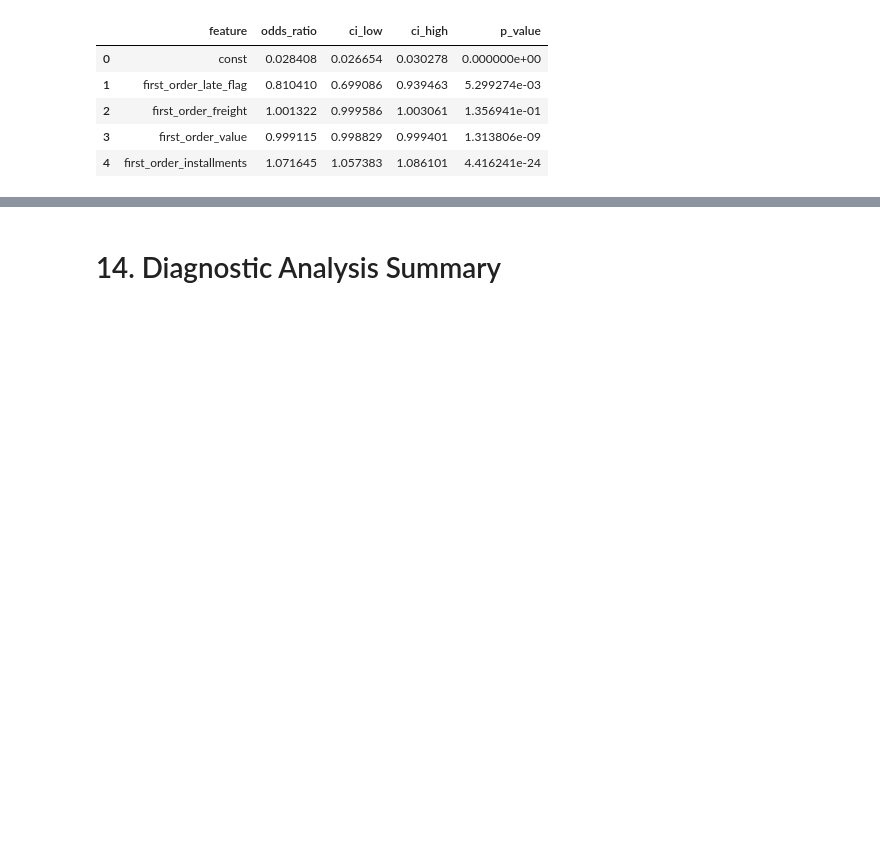
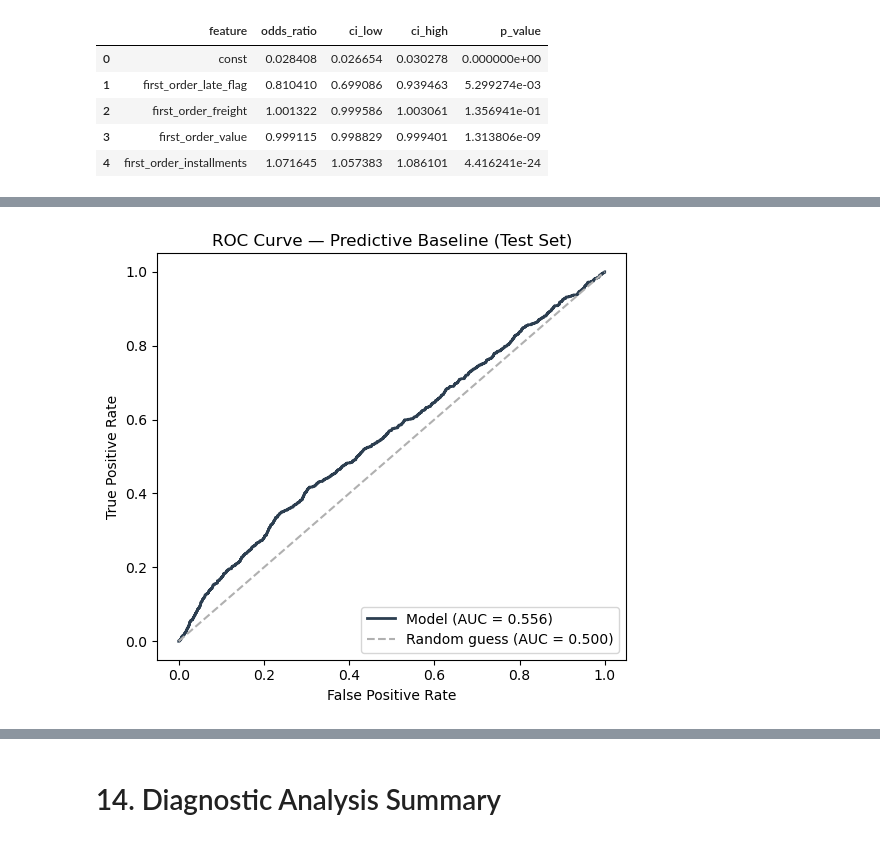
Before and after one commit to barora1/Olist_BYOC_Capstone_Brijesh_Arora, a Jupyter notebook: 03_Notebooks/04_Diagnostic_Analysis.ipynb, the cells around one changed output, grey strips where cells are left out. Cells and saved outputs as stored; diff of their text form; code cells hidden in the pictures; blank space fills up the shorter version.

```diff
--- a/03_Notebooks/04_Diagnostic_Analysis.ipynb
+++ b/03_Notebooks/04_Diagnostic_Analysis.ipynb
@@ -1102,0 +1258,17 @@ display(odds_ratio_table)
+# %%
+# ROC curve -- visualises the threshold-independent ranking quality
+# that ROC-AUC summarises as a single number above.
+
+fpr, tpr, _ = roc_curve(y_test, y_pred_proba)
+
+fig, ax = plt.subplots(figsize=(5.5, 5))
+ax.plot(fpr, tpr, color="#2C3E50", linewidth=2, label=f"Model (AUC = {test_roc_auc:.3f})")
+ax.plot([0, 1], [0, 1], linestyle="--", color="#B0B0B0", label="Random guess (AUC = 0.500)")
+ax.set_xlabel("False Positive Rate")
+ax.set_ylabel("True Positive Rate")
+ax.set_title("ROC Curve — Predictive Baseline (Test Set)")
+ax.legend(loc="lower right")
+plt.tight_layout()
+plt.show()
+# %% [output]
+[figure, added]
```
Also changed, not shown: parts of 14 cells of this notebook, 38 other files.
